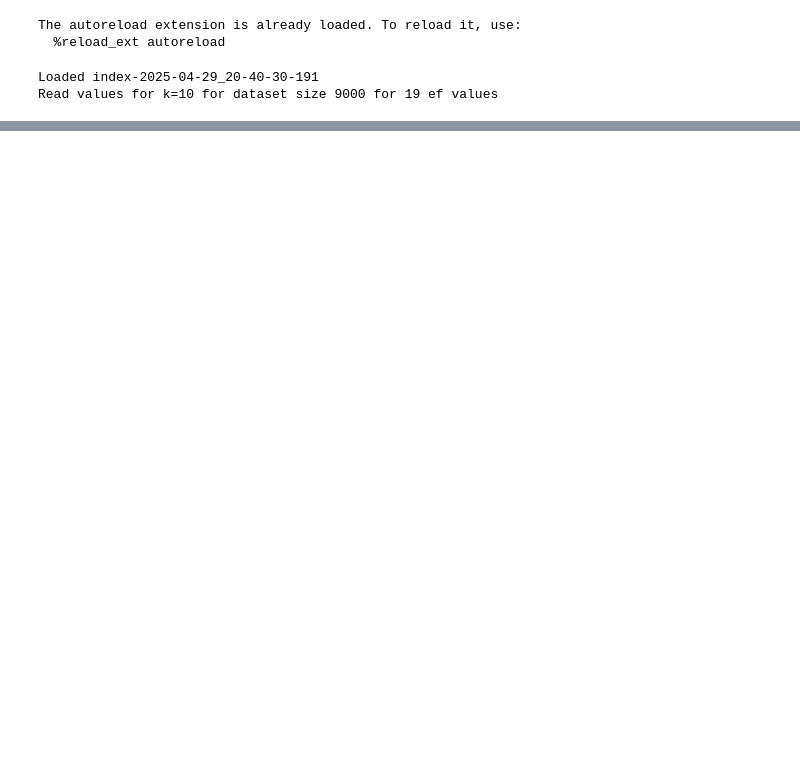
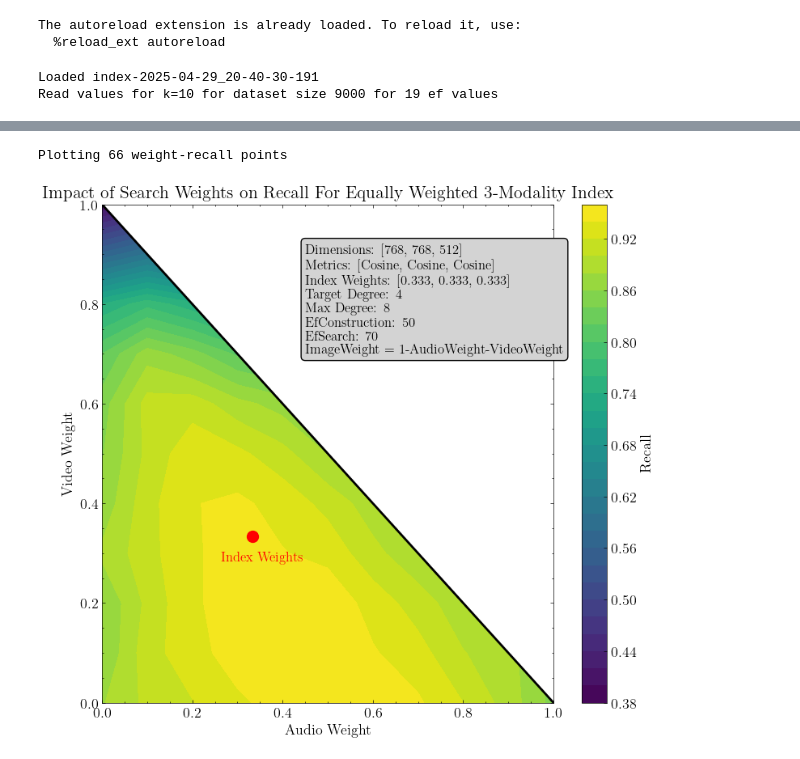
Before and after one commit to yavuzff/scalable-multimodal-similarity-search, a Jupyter notebook: notebooks/plot_graphs_4_modalities.ipynb, the cells around one changed output, grey strips where cells are left out. Drawn from its saved outputs; the diff is of its cells as text; code cells hidden in the pictures; blank space fills up the shorter version.

```diff
--- a/notebooks/plot_graphs_4_modalities.ipynb
+++ b/notebooks/plot_graphs_4_modalities.ipynb
@@ -138,0 +139,7 @@ Elev: 20, Azim: -60
+# %%
+params = Params(3, dimensions=[768, 768, 512], metrics=["cosine"]*3, weights=[1./3.]*3, index_size=9000)
+construction_params = MultiVecHNSWConstructionParams(4, 8, 50, 400)
+normalised = "normalised/"
+# %%
+search_weights_3_modality_data, k = get_search_weights_data(params, construction_params, base_folder=STATS_SEARCH_WEIGHTS_DIR+normalised, modalities=3, prev_index_folder=1)
+# search_weights_data: (w1, w2, w3, w4) -> ef -> recall
@@ -138,0 +220,5 @@ Elev: 20, Azim: -60
+# %%
+plot_3_modality_search_weights_heatmap(params, construction_params, search_weights_3_modality_data)
+# %% [output]
+Plotting 66 weight-recall points
+[figure, added]
```
Also changed, not shown: parts of 4 cells of this notebook, 1 other file.
